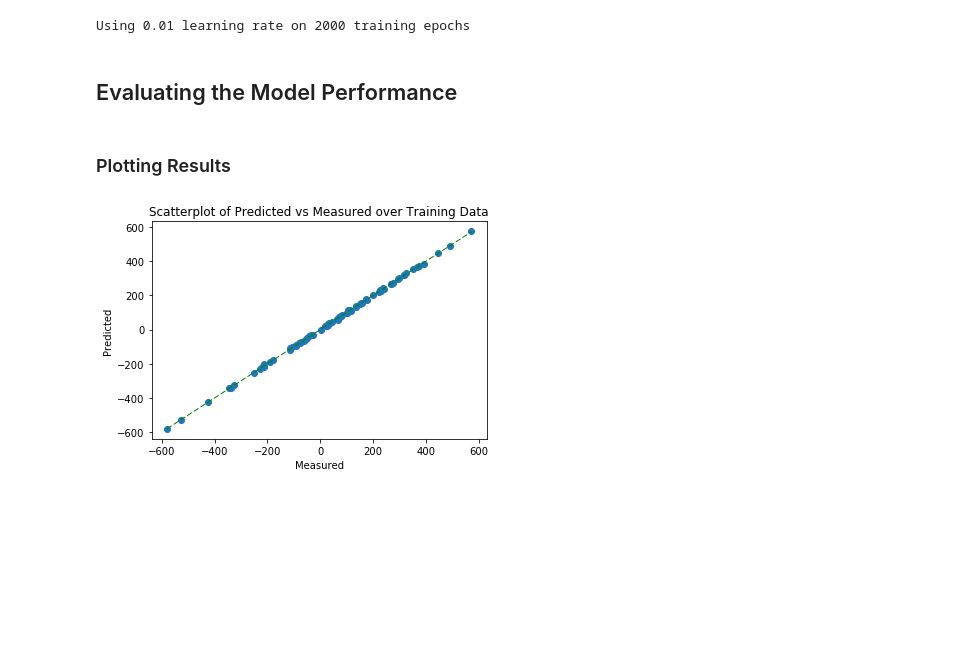
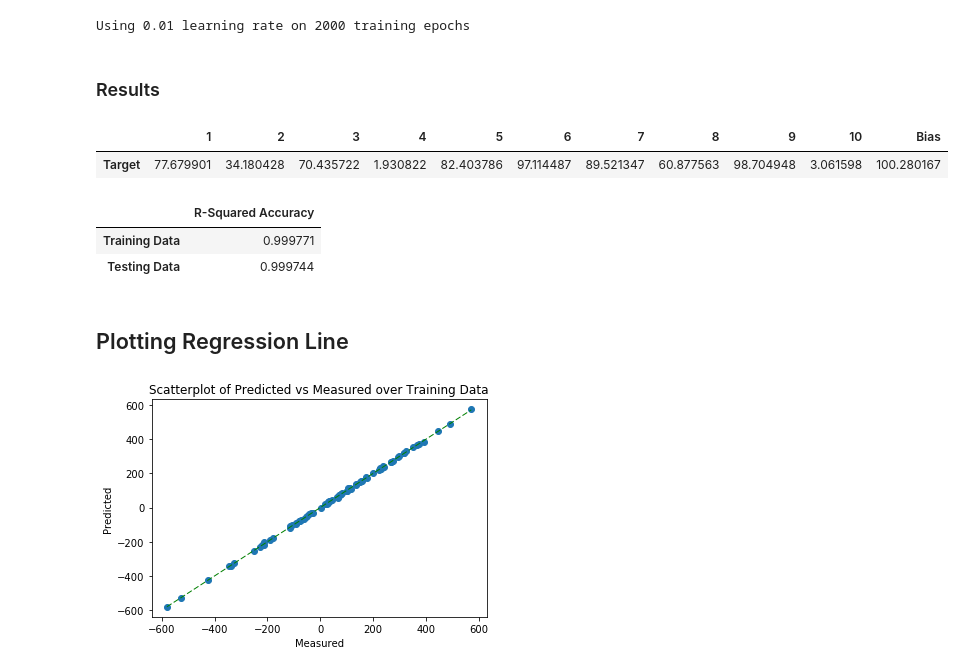
Before and after one commit to andridns/regression, a Jupyter notebook: regression_single.ipynb, the cells around one changed output. Saved outputs shown, nothing was run; the diff lists cells and outputs as text; code cells hidden in the pictures; blank space fills up the shorter version.

```diff
--- a/regression_single.ipynb
+++ b/regression_single.ipynb
@@ -280,10 +311,40 @@ targets_test = np.reshape(targets_test, (-1, 1))
 # Run Training
 (slope, intercept, pred_train, pred_test) = neural_network(learning_rate, epochs, \
         features_train, targets_train, features_test, targets_test, num_features, num_targets)
-# %% [markdown]
-## Evaluating the Model Performance
 # %% [markdown]
-### Plotting Results
+### Results
+# %%
+# Create Dataframe for Linear Coefficients
+tensorflow_lc = pd.DataFrame(slope)
+tensorflow_lc.columns = ['Target']
+tensorflow_lc = tensorflow_lc.set_index(features_train.columns)
+
+# Create Dataframe for Bias Value
+tensorflow_bias = pd.DataFrame(intercept,index=['Target'],columns=['Bias'])
+
+# Merge Dataframe
+tensorflow_result = pd.concat([tensorflow_lc.T, tensorflow_bias], axis=1, join_axes=[tensorflow_lc.T.index])
+
+tensorflow_result
+# %% [output]
+|  | 1 | 2 | 3 | 4 | 5 | 6 | 7 | 8 | 9 | 10 | Bias |
+| Target | 77.679901 | 34.180428 | 70.435722 | 1.930822 | 82.403786 | 97.114487 | 89.521347 | 60.877563 | 98.704948 | 3.061598 | 100.280167 |
+# %%
+# Create Dataframe for R-Squared Values
+tf_rsquared = np.array([r2_score(targets_train, pred_train), r2_score(targets_test, pred_test)])
+tf_rs_rows = np.array(['Training Data', 'Testing Data'])
+
+tensorflow_rs = pd.DataFrame(tf_rsquared)
+tensorflow_rs.columns = ['R-Squared Accuracy']
+tensorflow_rs = tensorflow_rs.set_index(tf_rs_rows)
+
+tensorflow_rs
+# %% [output]
+|  | R-Squared Accuracy |
+| Training Data | 0.999771 |
+| Testing Data | 0.999744 |
+# %% [markdown]
+## Plotting Regression Line
 # %%
 # Plot Prediction Over Training Data
 fig, ax = plt.subplots()
```
Also changed, not shown: parts of 23 cells of this notebook.
